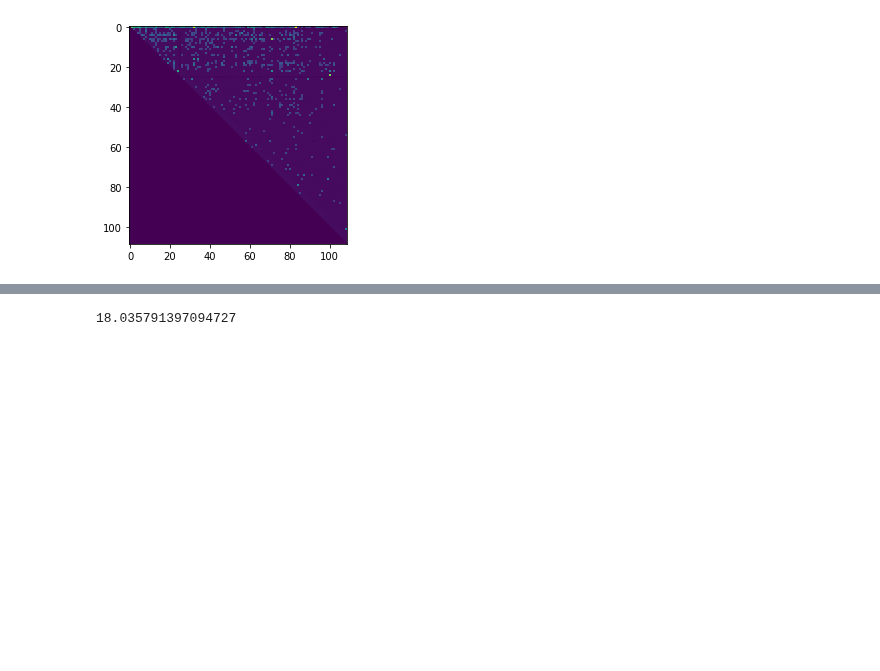
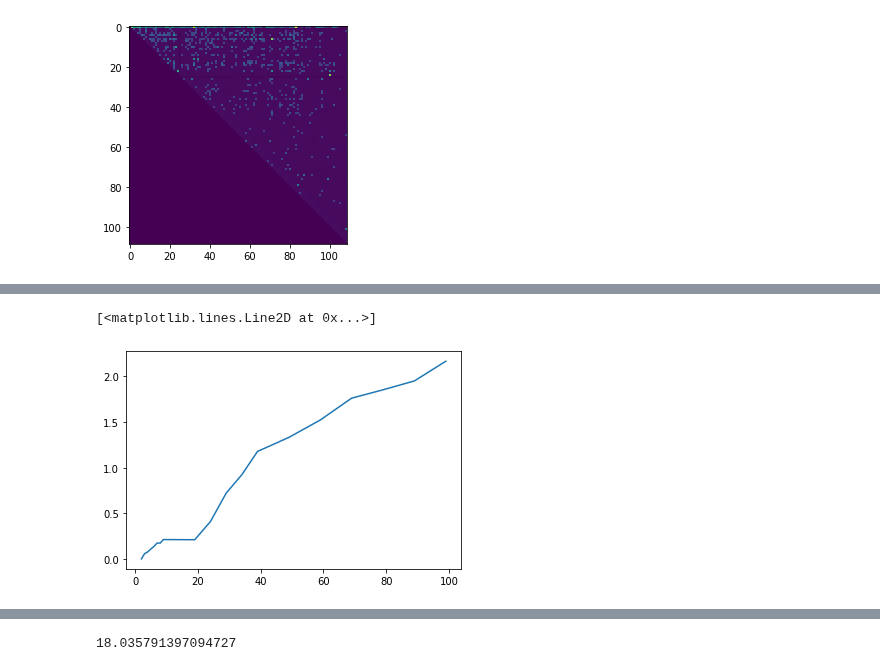
Before and after one commit to NinelK/CopulaGP, a Jupyter notebook: notebooks/vine/Vine.ipynb, the cells around one changed output, grey strips where cells are left out. Cells and saved outputs as stored; diff of their text form; code cells hidden in the pictures; blank space fills up the shorter version.

Commit message:
Rewrite all checks for cuda device in distributions
Also fix Independence copulas in "truncate" method
Minor fix in MINE
Updated notebooks with figures for a paper

```diff
--- a/notebooks/vine/Vine.ipynb
+++ b/notebooks/vine/Vine.ipynb
@@ -113,0 +112,12 @@ plt.plot(Hrs.cpu().numpy())
+# %%
+h = []
+Ns = 109-np.array([0,10,20,30,40,50,60,70,80,90,100,101,102,103,104,105,106,107,108])
+for n in tqdm.tqdm(Ns[:-1]):
+    layers = [[copula_layers[i][j] for j in range(n-1-i)] for i in range(n-1)]
+    vineR = CVine(layers,train_x,device=device)
+    MI = vineR.stimMI(sR_mc_size=3000, s_mc_size=25, r_mc_size=5, sem_tol=0.05, v=True)
+    h.append([MI[0].item(),MI[1].item(),MI[2].item(),MI[3].item()])
+    print(h[-1])
+h.append([0,0,0,0])
+with open(f"{home}/results/MI_subpop_C.pkl","wb") as f:
+    pkl.dump([Ns,train_x.cpu().numpy(),h],f)
@@ -113,0 +330,9 @@ plt.plot(Hrs.cpu().numpy())
+# %%
+I = []
+Ns = np.array([0,10,20,30,40,50,60,70,75,80,85,90,100,101,102,103,104,105,106,107,108])
+for n in tqdm.tqdm(Ns):
+    MI = vine.truncate(n).stimMI(sR_mc_size=1000, s_mc_size=25, r_mc_size=5, sem_tol=0.05, v=True)
+    I.append([MI[0].item(),MI[1].item(),MI[2].item(),MI[3].item()])
+    print(I[-1])
+with open(f"{home}/results/MI_trunc_C.pkl","wb") as f:
+    pkl.dump([Ns,train_x.cpu().numpy(),I],f)
@@ -113,0 +550,9 @@ plt.plot(Hrs.cpu().numpy())
+# %%
+H = []
+Ns = np.array([0,10,20,30,40,50,60,70,80,90,100,101,102,103,104,105,106,107,108])
+for n in tqdm.tqdm(Ns):
+    entropy = vine.truncate(n).entropy(sem_tol=0.1, mc_size=8000, v=False)
+    H.append(entropy.cpu().numpy())
+    print(H[-1].mean())
+# with open(f"{home}/results/HYgX_trunc_U.pkl","wb") as f:
+#     pkl.dump([Ns,train_x.cpu().numpy(),H],f)
@@ -113,0 +573,13 @@ plt.plot(Hrs.cpu().numpy())
+# %%
+h = []
+Ns = 109-np.array([0,10,20,30,40,50,60,70,80,90,100,101,102,103,104,105,106,107,108])
+h.append(H[0])
+for n in tqdm.tqdm(Ns[1:-1]):
+    layers = [[copula_layers[i][j] for j in range(n-1-i)] for i in range(n-1)]
+    vineR = CVine(layers,train_x,device=device)
+    entropy = vineR.entropy(sem_tol=0.1, mc_size=4000, v=False)
+    h.append(entropy.cpu().numpy())
+    print(h[-1].mean())
+h.append(np.zeros_like(h[-1]))
+# with open(f"{home}/results/HYgX_subpop_U.pkl","wb") as f:
+#     pkl.dump([Ns,train_x.cpu().numpy(),h],f)
@@ -113,0 +604,5 @@ plt.plot(Hrs.cpu().numpy())
+# %%
+plt.plot(109-Ns[1:-1],[hh[0] for hh in h])
+# %% [output]
+[<matplotlib.lines.Line2D at 0x...>]
+[figure, added]
```
Also changed, not shown: parts of 19 cells of this notebook, 7 other files.
